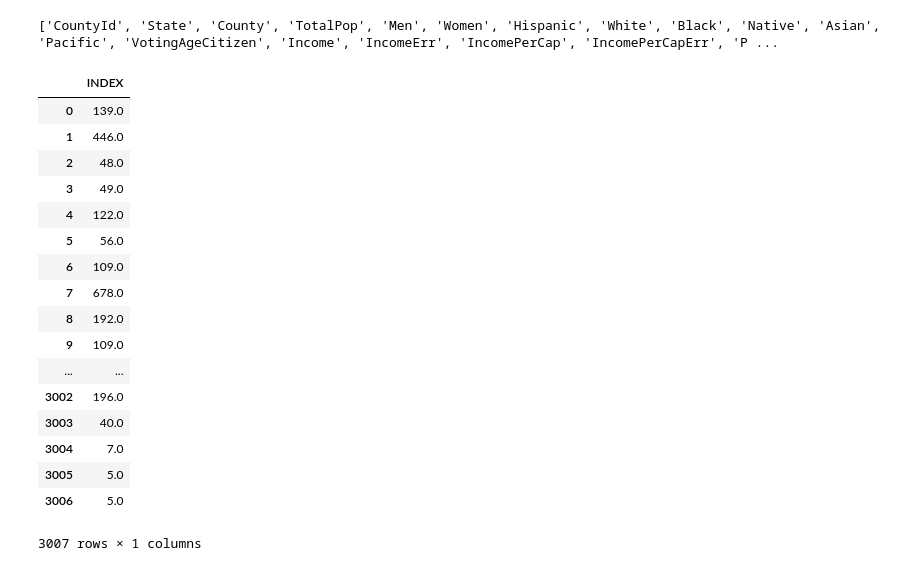
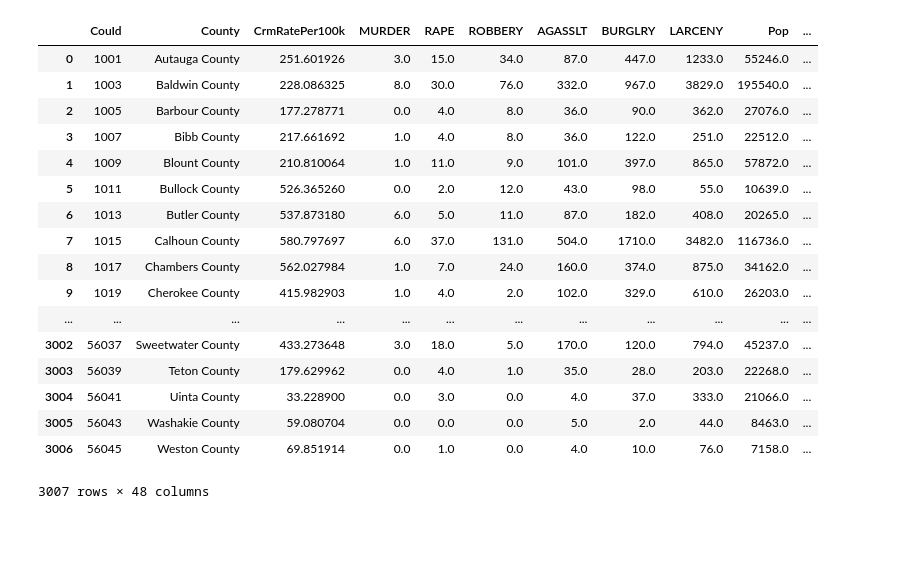
Before and after one commit to brianwsyang/us_census_social_health_score, a Jupyter notebook: crm_score.ipynb, the cells around one changed output. Saved outputs shown, nothing was run; the diff lists cells and outputs as text; code cells hidden in the pictures; blank space fills up the shorter version.

```diff
--- a/crm_score.ipynb
+++ b/crm_score.ipynb
@@ -90,29 +107,6 @@ cou_crm
-# %%
-result = pd.merge(coucsv,
-                  cou_crm,
-                  on='CountyId').drop(['Unnamed: 0', 'COU-ST', 'county_name', 'population', 'IDNO'], axis=1)
-result = result.rename({'crime_rate_per_100000': 'CrmRatePer100k'}, axis='columns')
-
-print(result.columns.tolist())
-print('')
-result[['INDEX']]
-# %% [output]
-['CountyId', 'State', 'County', 'TotalPop', 'Men', 'Women', 'Hispanic', 'White', 'Black', 'Native', 'Asian', 'Pacific', 'VotingAgeCitizen', 'Income', 'IncomeErr', 'IncomePerCap', 'IncomePerCapErr', 'P ...
-|  | INDEX |
-| 0 | 139.0 |
-| 1 | 446.0 |
-| 2 | 48.0 |
-| 3 | 49.0 |
-| 4 | 122.0 |
-| 5 | 56.0 |
-| 6 | 109.0 |
-| 7 | 678.0 |
-| 8 | 192.0 |
-| 9 | 109.0 |
-| ... | ... |
-| 3002 | 196.0 |
-| 3003 | 40.0 |
-| 3004 | 7.0 |
-| 3005 | 5.0 |
-| 3006 | 5.0 |
-3007 rows × 1 columns
+# %%
+result = pd.merge(cou_crm,
+                  coucsv.drop(['County'], axis=1),
+                  on='CountyId')
+result = result.rename({'CountyId': 'CouId'}, axis='columns')
+result = result.drop(['Unnamed: 0', 'COU-ST'], axis=1)
@@ -119,3 +115,24 @@ result[['INDEX']]
+# %%
+result
+# %% [output]
+|  | CouId | County | CrmRatePer100k | MURDER | RAPE | ROBBERY | AGASSLT | BURGLRY | LARCENY | Pop | ... |
+| 0 | 1001 | Autauga County | 251.601926 | 3.0 | 15.0 | 34.0 | 87.0 | 447.0 | 1233.0 | 55246.0 | ... |
+| 1 | 1003 | Baldwin County | 228.086325 | 8.0 | 30.0 | 76.0 | 332.0 | 967.0 | 3829.0 | 195540.0 | ... |
+| 2 | 1005 | Barbour County | 177.278771 | 0.0 | 4.0 | 8.0 | 36.0 | 90.0 | 362.0 | 27076.0 | ... |
+| 3 | 1007 | Bibb County | 217.661692 | 1.0 | 4.0 | 8.0 | 36.0 | 122.0 | 251.0 | 22512.0 | ... |
+| 4 | 1009 | Blount County | 210.810064 | 1.0 | 11.0 | 9.0 | 101.0 | 397.0 | 865.0 | 57872.0 | ... |
+| 5 | 1011 | Bullock County | 526.365260 | 0.0 | 2.0 | 12.0 | 43.0 | 98.0 | 55.0 | 10639.0 | ... |
+| 6 | 1013 | Butler County | 537.873180 | 6.0 | 5.0 | 11.0 | 87.0 | 182.0 | 408.0 | 20265.0 | ... |
+| 7 | 1015 | Calhoun County | 580.797697 | 6.0 | 37.0 | 131.0 | 504.0 | 1710.0 | 3482.0 | 116736.0 | ... |
+| 8 | 1017 | Chambers County | 562.027984 | 1.0 | 7.0 | 24.0 | 160.0 | 374.0 | 875.0 | 34162.0 | ... |
+| 9 | 1019 | Cherokee County | 415.982903 | 1.0 | 4.0 | 2.0 | 102.0 | 329.0 | 610.0 | 26203.0 | ... |
+| ... | ... | ... | ... | ... | ... | ... | ... | ... | ... | ... | ... |
+| 3002 | 56037 | Sweetwater County | 433.273648 | 3.0 | 18.0 | 5.0 | 170.0 | 120.0 | 794.0 | 45237.0 | ... |
+| 3003 | 56039 | Teton County | 179.629962 | 0.0 | 4.0 | 1.0 | 35.0 | 28.0 | 203.0 | 22268.0 | ... |
+| 3004 | 56041 | Uinta County | 33.228900 | 0.0 | 3.0 | 0.0 | 4.0 | 37.0 | 333.0 | 21066.0 | ... |
+| 3005 | 56043 | Washakie County | 59.080704 | 0.0 | 0.0 | 0.0 | 5.0 | 2.0 | 44.0 | 8463.0 | ... |
+| 3006 | 56045 | Weston County | 69.851914 | 0.0 | 1.0 | 0.0 | 4.0 | 10.0 | 76.0 | 7158.0 | ... |
+3007 rows × 48 columns
 # %%
 # TESTS BELOW
 # %%
```
Also changed, not shown: parts of 7 cells of this notebook, 1 other file.
